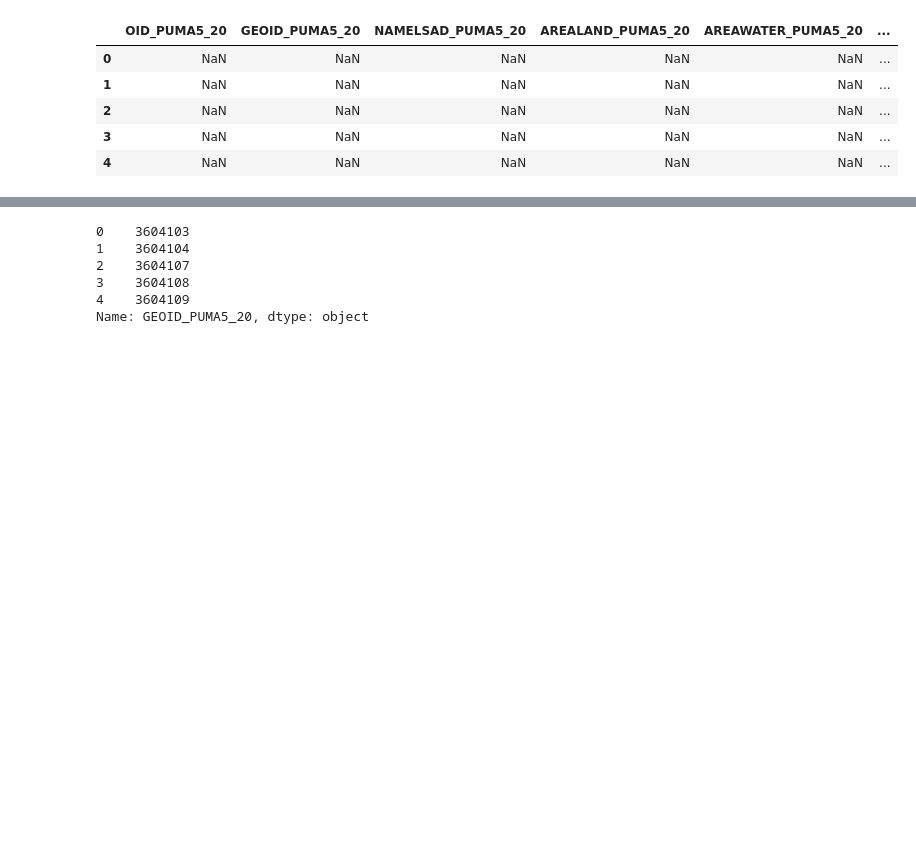
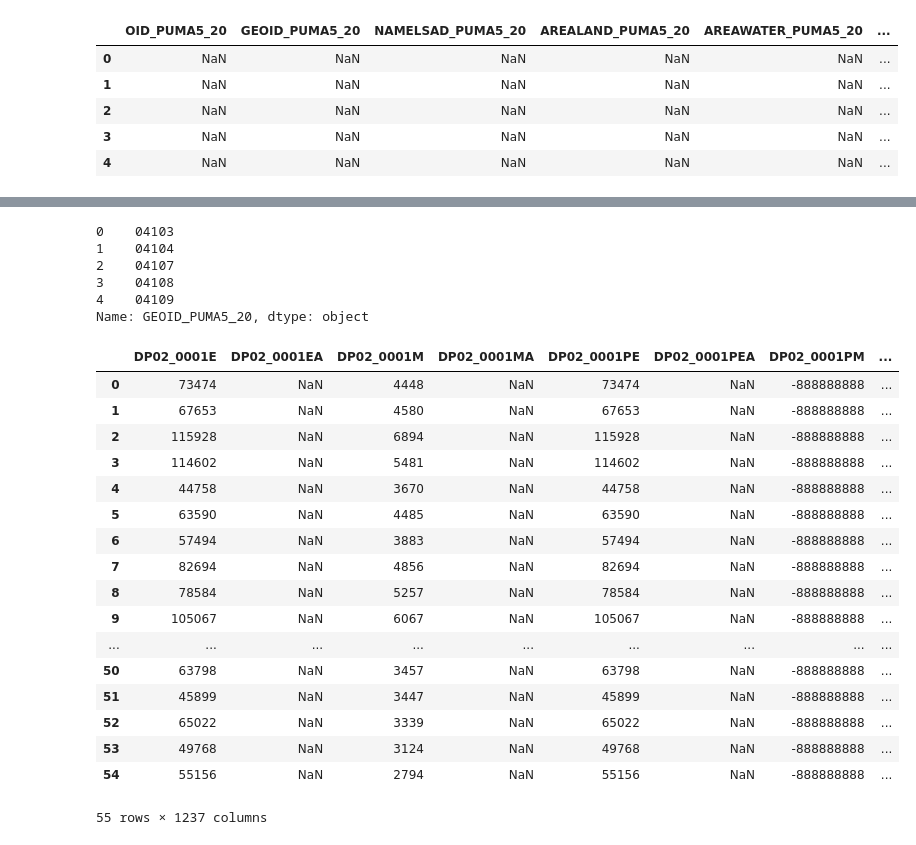
Before and after one commit to herreramr-omb/ACS_Warehouse, a Jupyter notebook: ACS_Warehose01_APIRequest.ipynb, the cells around one changed output, grey strips where cells are left out. Drawn from its saved outputs; the diff is of its cells as text; code cells hidden in the pictures; blank space fills up the shorter version.

```diff
--- a/ACS_Warehose01_APIRequest.ipynb
+++ b/ACS_Warehose01_APIRequest.ipynb
@@ -19,7 +35,8 @@ relfile.head()
 # %%
 # Extract PUMA codes for NYC
 pumas_nyc = relfile.loc[relfile['NAMELSAD_PUMA5_20'].str.contains('NYC') == True, 'GEOID_PUMA5_20'].reset_index(drop = True)
-
+# Drop the state id
+pumas_nyc = pumas_nyc.str[2:7].copy()
 # Drop missing values
 pumas_nyc = pumas_nyc.dropna()
 # Drop any duplicates
@@ -27,9 +44,9 @@ pumas_nyc = pumas_nyc.drop_duplicates().reset_index(drop = True)
 # Check the results
 pumas_nyc.head()
 # %% [output]
-0    3604103
-1    3604104
-2    3604107
-3    3604108
-4    3604109
+0    04103
+1    04104
+2    04107
+3    04108
+4    04109
 Name: GEOID_PUMA5_20, dtype: object
@@ -49,4 +63,7 @@ api_url_2024 = 'https://api.census.gov/data/2024/acs/acs1/profile'
 api_url_2023 = 'https://api.census.gov/data/2023/acs/acs1/profile'
 api_url_2022 = 'https://api.census.gov/data/2022/acs/acs1/profile'
 api_url_2021 = 'https://api.census.gov/data/2021/acs/acs1/profile'
-api_url_2020 = 'https://api.census.gov/data/2020/acs/acs1/profile'
+# api_url_2020 = 'https://api.census.gov/data/2020/acs/acs1/profile' # NOTE: Not released due to pandemic
+
+# Tables/variables
+variables =  ['group(DP02)']
@@ -52,0 +120,23 @@ api_url_2020 = 'https://api.census.gov/data/2020/acs/acs1/profile'
+# %%
+# Store as df
+df_2022 = dfs_by_vintage[2022]
+df_2022
+# %% [output]
+|  | DP02_0001E | DP02_0001EA | DP02_0001M | DP02_0001MA | DP02_0001PE | DP02_0001PEA | DP02_0001PM | ... |
+| 0 | 73474 | NaN | 4448 | NaN | 73474 | NaN | -888888888 | ... |
+| 1 | 67653 | NaN | 4580 | NaN | 67653 | NaN | -888888888 | ... |
+| 2 | 115928 | NaN | 6894 | NaN | 115928 | NaN | -888888888 | ... |
+| 3 | 114602 | NaN | 5481 | NaN | 114602 | NaN | -888888888 | ... |
+| 4 | 44758 | NaN | 3670 | NaN | 44758 | NaN | -888888888 | ... |
+| 5 | 63590 | NaN | 4485 | NaN | 63590 | NaN | -888888888 | ... |
+| 6 | 57494 | NaN | 3883 | NaN | 57494 | NaN | -888888888 | ... |
+| 7 | 82694 | NaN | 4856 | NaN | 82694 | NaN | -888888888 | ... |
+| 8 | 78584 | NaN | 5257 | NaN | 78584 | NaN | -888888888 | ... |
+| 9 | 105067 | NaN | 6067 | NaN | 105067 | NaN | -888888888 | ... |
+| ... | ... | ... | ... | ... | ... | ... | ... | ... |
+| 50 | 63798 | NaN | 3457 | NaN | 63798 | NaN | -888888888 | ... |
+| 51 | 45899 | NaN | 3447 | NaN | 45899 | NaN | -888888888 | ... |
+| 52 | 65022 | NaN | 3339 | NaN | 65022 | NaN | -888888888 | ... |
+| 53 | 49768 | NaN | 3124 | NaN | 49768 | NaN | -888888888 | ... |
+| 54 | 55156 | NaN | 2794 | NaN | 55156 | NaN | -888888888 | ... |
+55 rows × 1237 columns
```
Also changed, not shown: parts of 6 cells of this notebook.
